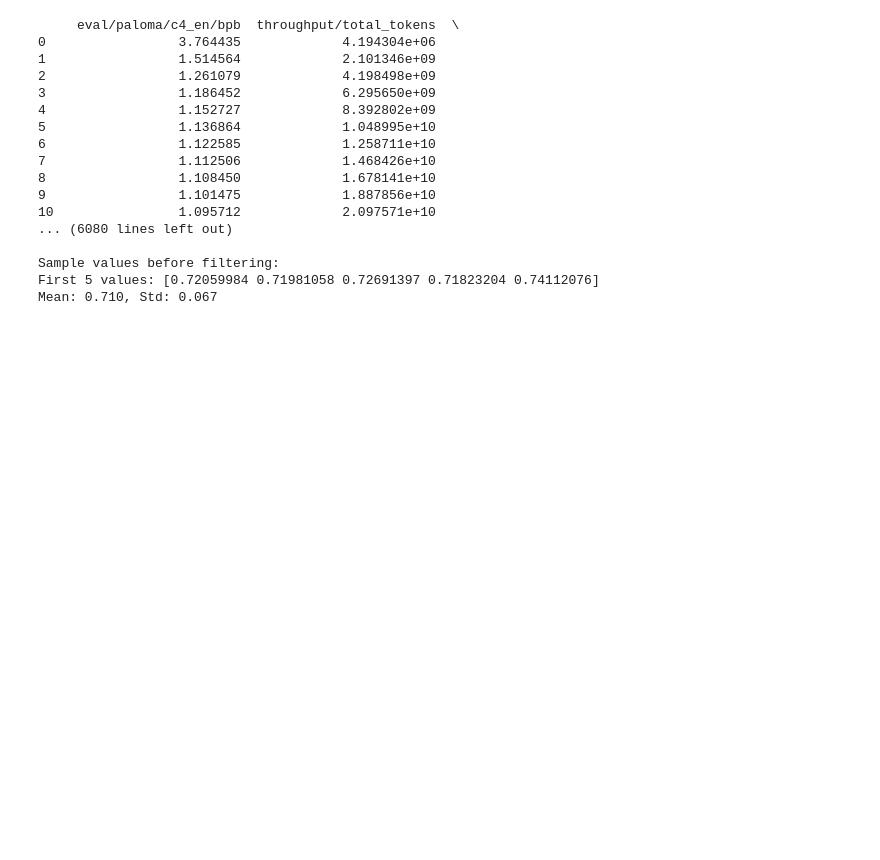
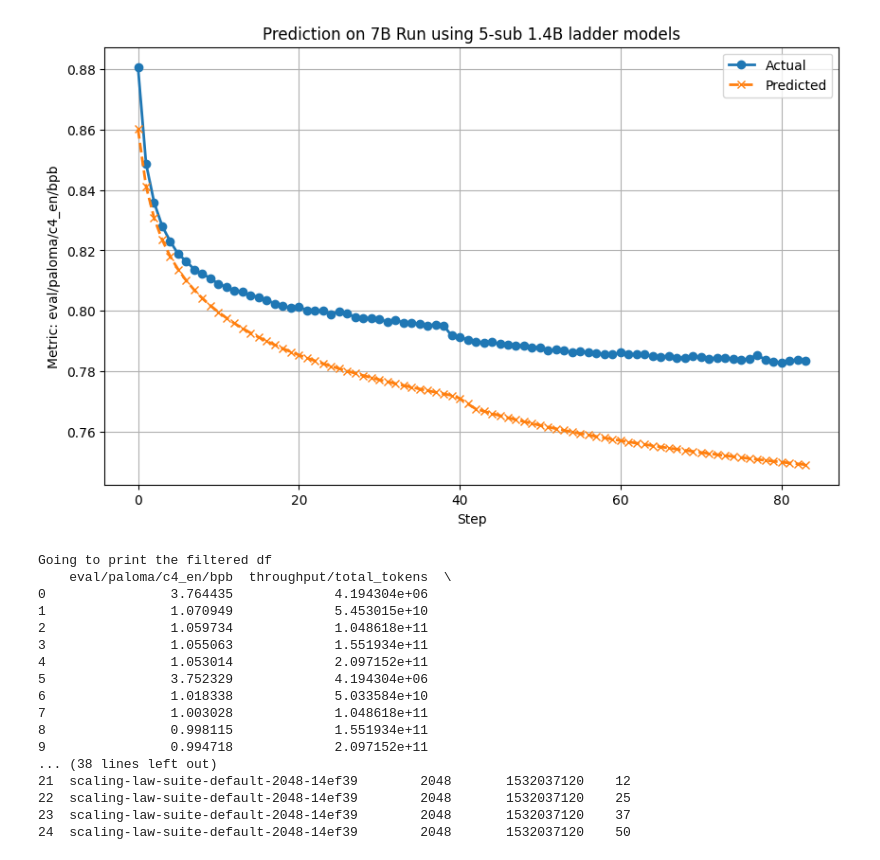
Before and after one commit to WhenWen/marin, a Jupyter notebook: marin/scaling_laws/sl.ipynb, the cells around one changed output. Saved outputs shown, nothing was run; the diff lists cells and outputs as text; code cells hidden in the pictures; blank space fills up the shorter version.

```diff
--- a/marin/scaling_laws/sl.ipynb
+++ b/marin/scaling_laws/sl.ipynb
@@ -67,39 +101,55 @@ import pandas as pd
 pd.set_option('display.max_rows', None)
 pd.set_option('display.max_columns', None)
 pd.set_option('display.width', None)
+# %%
+actual, predicted = fit_task_loss_from_ladder_models(
+        runs=RUNS,
+        entity=ENTITY,
+        project=PROJECT,
+        metrics=[TASK_LOSS, TOKENS_COL, TASK_ACCURACY],
+        pred_run=PRED_RUN,
+        task_loss=TASK_LOSS,
+        aggregation=AGGREGATION,
+        tokens_col=TOKENS_COL,
+        param_col=PARAM_COL,
+        param_col_to_use=PARAM_COL,
+        use_log_for_ND=True,
+        normalize_ND=True,
+    )
+
+plot_actual_vs_predicted(actual, predicted, title="Prediction on 7B Run using 5-sub 1.4B ladder models")
+# %% [output]
+[figure, added]
 # %%
 results = fit_scaling_laws(
-    runs=RUNS,
+    runs=DEFAULT_RUNS,
     loss_metrics=[TASK_LOSS],
-    accuracy_metrics=ACCS,
+    accuracy_metrics=None,
     entity=ENTITY,
     project=PROJECT,
     pred_run=PRED_RUN,
     use_log_for_ND=True,
     normalize_ND=True,
     count_embedding_params=False,
-    token_filters=TOKEN_FILTERS,
-    #use_neural_scaling=True,
-    #use_neural_accuracy=True
 )
 # %% [output]
-     eval/paloma/c4_en/bpb  throughput/total_tokens  \
-0                 3.764435             4.194304e+06
-1                 1.514564             2.101346e+09
-2                 1.261079             4.198498e+09
-3                 1.186452             6.295650e+09
-4                 1.152727             8.392802e+09
-5                 1.136864             1.048995e+10
-6                 1.122585             1.258711e+10
-7                 1.112506             1.468426e+10
-8                 1.108450             1.678141e+10
-9                 1.101475             1.887856e+10
-10                1.095712             2.097571e+10
-... (6080 lines left out)
-
-Sample values before filtering:
-First 5 values: [0.72059984 0.71981058 0.72691397 0.71823204 0.74112076]
-Mean: 0.710, Std: 0.067
+Going to print the filtered df
+    eval/paloma/c4_en/bpb  throughput/total_tokens  \
+0                3.764435             4.194304e+06
+1                1.070949             5.453015e+10
+2                1.059734             1.048618e+11
+3                1.055063             1.551934e+11
+4                1.053014             2.097152e+11
+5                3.752329             4.194304e+06
+6                1.018338             5.033584e+10
+7                1.003028             1.048618e+11
+8                0.998115             1.551934e+11
+9                0.994718             2.097152e+11
+... (38 lines left out)
+21  scaling-law-suite-default-2048-14ef39        2048       1532037120    12
+22  scaling-law-suite-default-2048-14ef39        2048       1532037120    25
+23  scaling-law-suite-default-2048-14ef39        2048       1532037120    37
+24  scaling-law-suite-default-2048-14ef39        2048       1532037120    50
 # %%
 results
 # %% [output]
```
Also changed, not shown: parts of 6 cells of this notebook, 3 other files.
